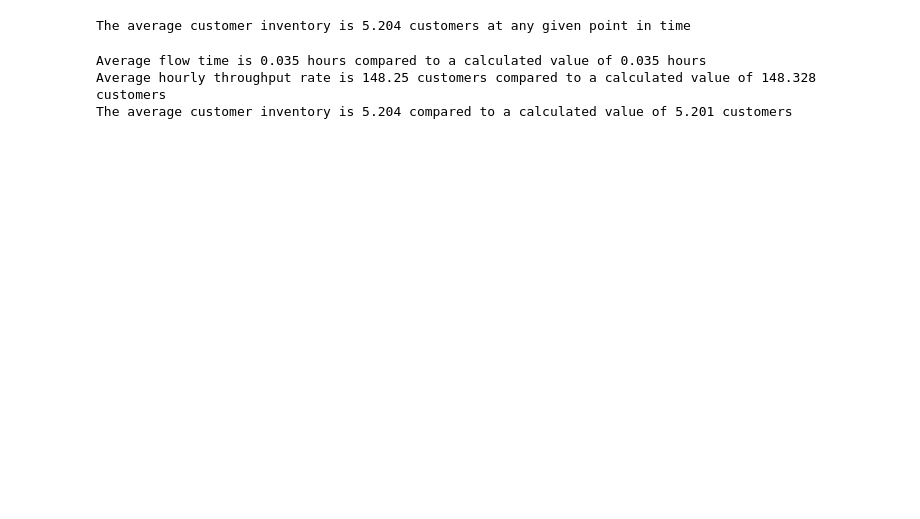
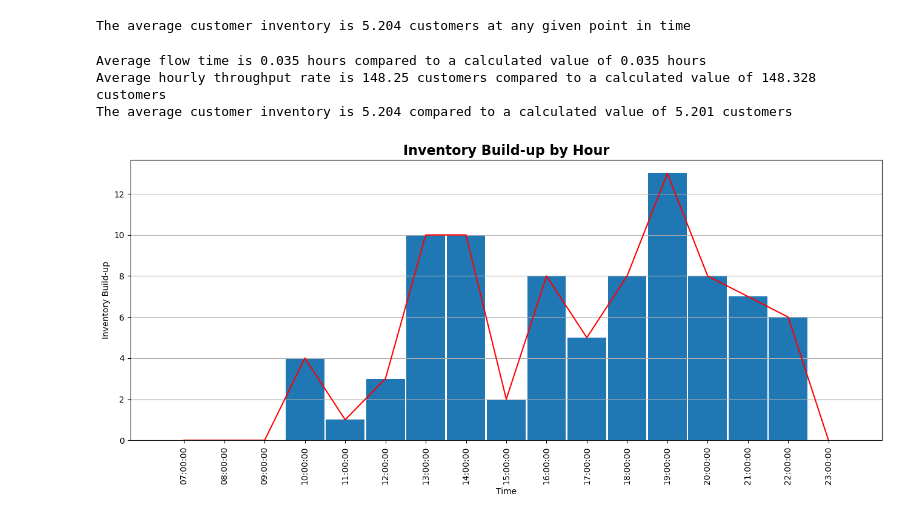
Before and after one commit to rsm-wcovey/testdir, a Jupyter notebook: 451_HW1.ipynb, the cells around one changed output. Drawn from its saved outputs; the diff is of its cells as text; code cells hidden in the pictures; blank space fills up the shorter version.

```diff
--- a/451_HW1.ipynb
+++ b/451_HW1.ipynb
@@ -110,3 +113,31 @@ print(f"The average customer inventory is {avg_inv} compared to a calculated val
 Average flow time is 0.035 hours compared to a calculated value of 0.035 hours
 Average hourly throughput rate is 148.25 customers compared to a calculated value of 148.328 customers
 The average customer inventory is 5.204 compared to a calculated value of 5.201 customers
+# %%
+# Homework 2a, Question 1:
+
+hours = pd.date_range(start='2024-02-28 07:00:00', end='2024-02-28 23:00:00', freq='h')
+hrs = pd.DataFrame(hours, columns=["hours"])
+
+hrs["entry_rate"] = [0] + [grp.loc[(grp["entry_time"] <= hrs["hours"][i])
+                        & (grp["entry_time"] > hrs["hours"][i - 1]), "group_size"].sum()
+                           for i in range(1,len(hrs["hours"]))]
+hrs["exit_rate"] = [0] + [grp.loc[(grp["exit_time"] <= hrs["hours"][i])
+                        & (grp["exit_time"] > hrs["hours"][i - 1]), "group_size"].sum()
+                           for i in range(1,len(hrs["hours"]))]
+hrs["inv_bld"] = hrs["entry_rate"].cumsum() - hrs["exit_rate"].cumsum()
+
+xh = hrs["hours"]
+yh = hrs["inv_bld"]
+plt.figure(figsize=(16,6))
+plt.bar(xh, yh, width=0.04)
+plt.plot(xh, yh, color="red")
+plt.xlabel("Time")
+labels = [str(x.time()) for x in hrs["hours"]]
+plt.xticks(rotation=90, labels=labels, ticks=hrs["hours"])
+plt.ylabel("Inventory Build-up")
+plt.grid(True, axis="y")
+plt.title("Inventory Build-up by Hour", fontsize=16, weight="bold")
+plt.show()
+# %% [output]
+[figure, added]
```
Also changed, not shown: parts of 3 cells of this notebook, 1 other file.
